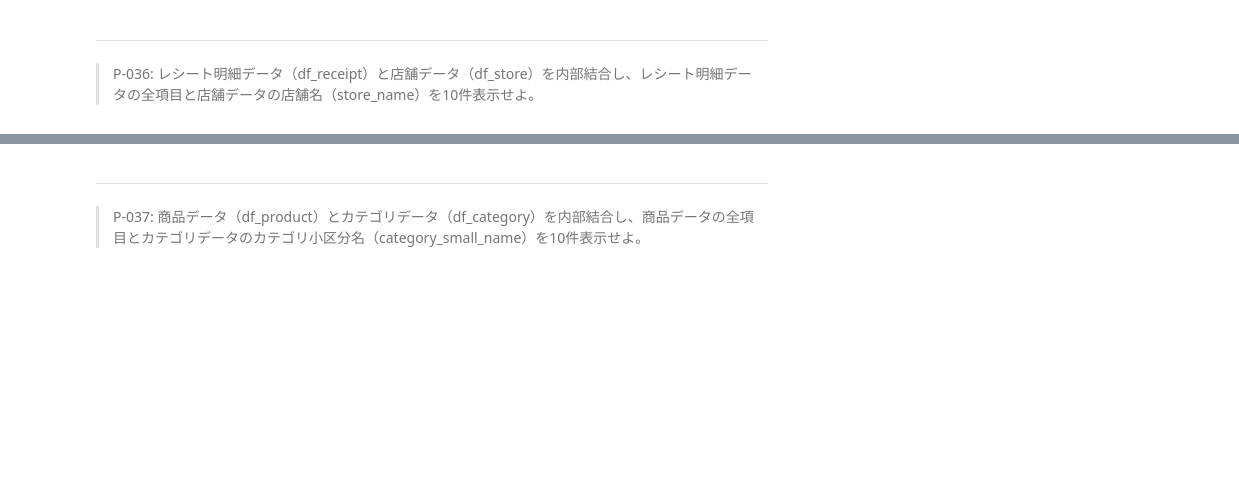
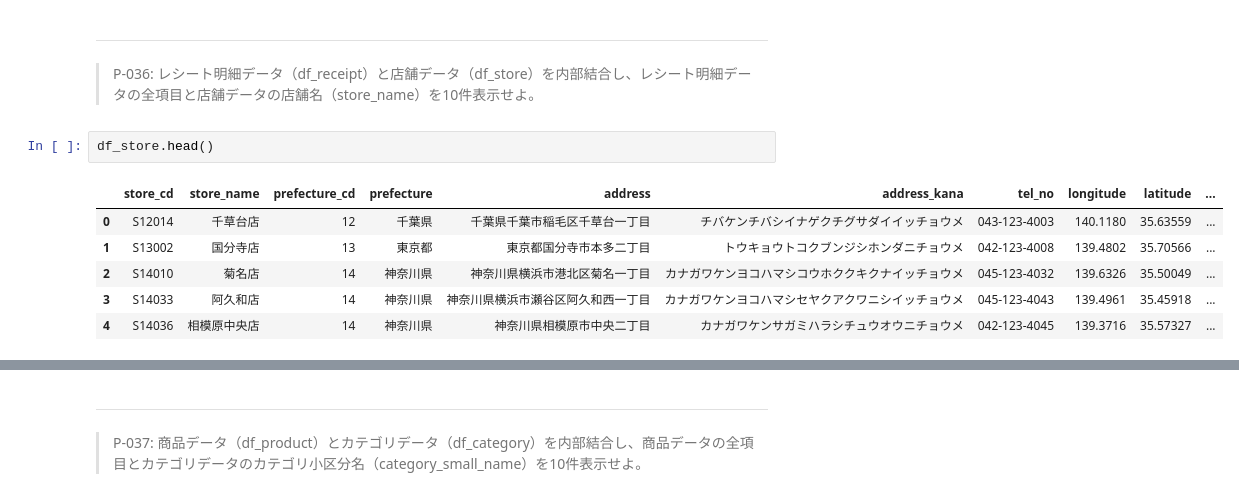
Before and after one commit to kichimura60/100knock, a Jupyter notebook: docker/work/preprocess_knock_Python.ipynb, the cells around one changed output, grey strips where cells are left out. Cells and saved outputs as stored; diff of their text form; blank space fills up the shorter version.

```diff
--- a/docker/work/preprocess_knock_Python.ipynb
+++ b/docker/work/preprocess_knock_Python.ipynb
@@ -733,3 +733,12 @@ mean_amount
 # %% [markdown]
 ---
 > P-036: レシート明細データ（df_receipt）と店舗データ（df_store）を内部結合し、レシート明細データの全項目と店舗データの店舗名（store_name）を10件表示せよ。
+# %%
+df_store.head()
+# %% [output]
+|  | store_cd | store_name | prefecture_cd | prefecture | address | address_kana | tel_no | longitude | latitude | ... |
+| 0 | S12014 | 千草台店 | 12 | 千葉県 | 千葉県千葉市稲毛区千草台一丁目 | チバケンチバシイナゲクチグサダイイッチョウメ | 043-123-4003 | 140.1180 | 35.63559 | ... |
+| 1 | S13002 | 国分寺店 | 13 | 東京都 | 東京都国分寺市本多二丁目 | トウキョウトコクブンジシホンダニチョウメ | 042-123-4008 | 139.4802 | 35.70566 | ... |
+| 2 | S14010 | 菊名店 | 14 | 神奈川県 | 神奈川県横浜市港北区菊名一丁目 | カナガワケンヨコハマシコウホククキクナイッチョウメ | 045-123-4032 | 139.6326 | 35.50049 | ... |
+| 3 | S14033 | 阿久和店 | 14 | 神奈川県 | 神奈川県横浜市瀬谷区阿久和西一丁目 | カナガワケンヨコハマシセヤクアクワニシイッチョウメ | 045-123-4043 | 139.4961 | 35.45918 | ... |
+| 4 | S14036 | 相模原中央店 | 14 | 神奈川県 | 神奈川県相模原市中央二丁目 | カナガワケンサガミハラシチュウオウニチョウメ | 042-123-4045 | 139.3716 | 35.57327 | ... |
```
Also changed, not shown: parts of 9 cells of this notebook.
